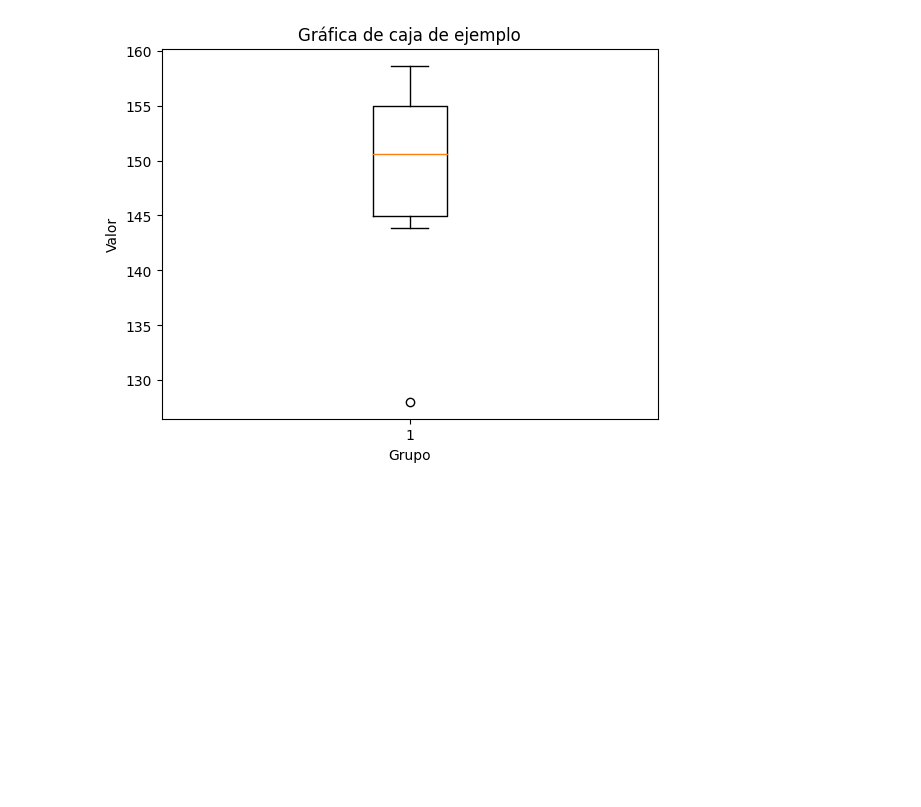
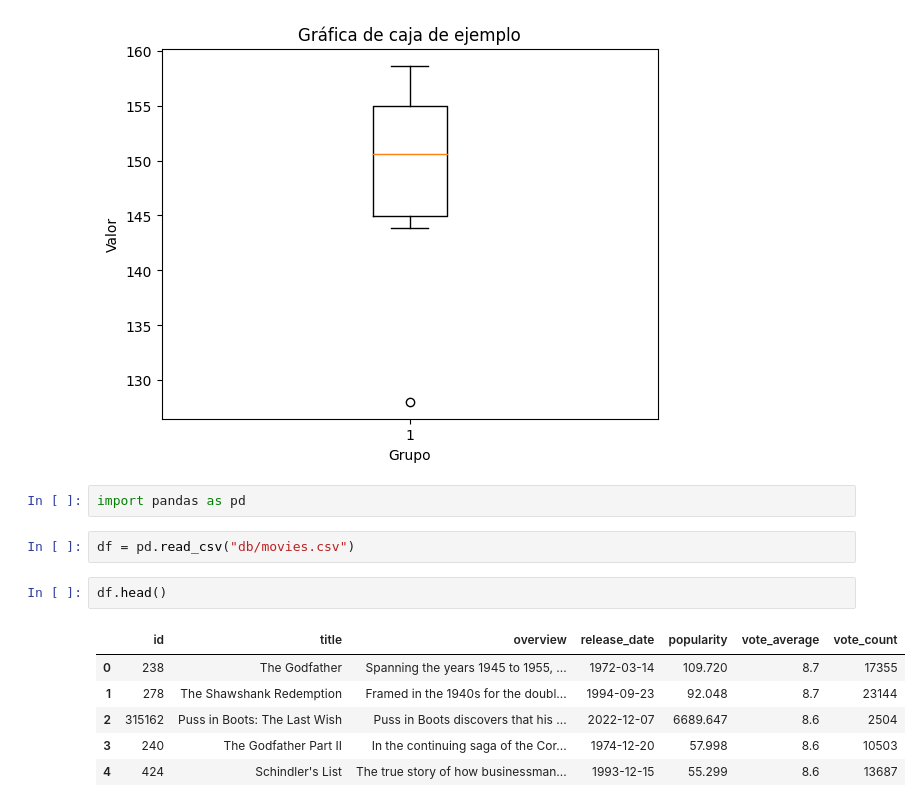
Before and after one commit to 1u1s4/INE_curso_pandas, a Jupyter notebook: Untitled-1.ipynb, the cells around one changed output. Saved outputs shown, nothing was run; the diff lists cells and outputs as text; blank space fills up the shorter version.

```diff
--- a/Untitled-1.ipynb
+++ b/Untitled-1.ipynb
@@ -140,3 +140,16 @@ ax.set_title('Gráfica de caja de ejemplo')
 plt.show()
 # %% [output]
 [figure]
+# %%
+import pandas as pd
+# %%
+df = pd.read_csv("db/movies.csv")
+# %%
+df.head()
+# %% [output]
+|  | id | title | overview | release_date | popularity | vote_average | vote_count |
+| 0 | 238 | The Godfather | Spanning the years 1945 to 1955, ... | 1972-03-14 | 109.720 | 8.7 | 17355 |
+| 1 | 278 | The Shawshank Redemption | Framed in the 1940s for the doubl... | 1994-09-23 | 92.048 | 8.7 | 23144 |
+| 2 | 315162 | Puss in Boots: The Last Wish | Puss in Boots discovers that his ... | 2022-12-07 | 6689.647 | 8.6 | 2504 |
+| 3 | 240 | The Godfather Part II | In the continuing saga of the Cor... | 1974-12-20 | 57.998 | 8.6 | 10503 |
+| 4 | 424 | Schindler's List | The true story of how businessman... | 1993-12-15 | 55.299 | 8.6 | 13687 |
```
Also changed, not shown: parts of 1 cell of this notebook.
